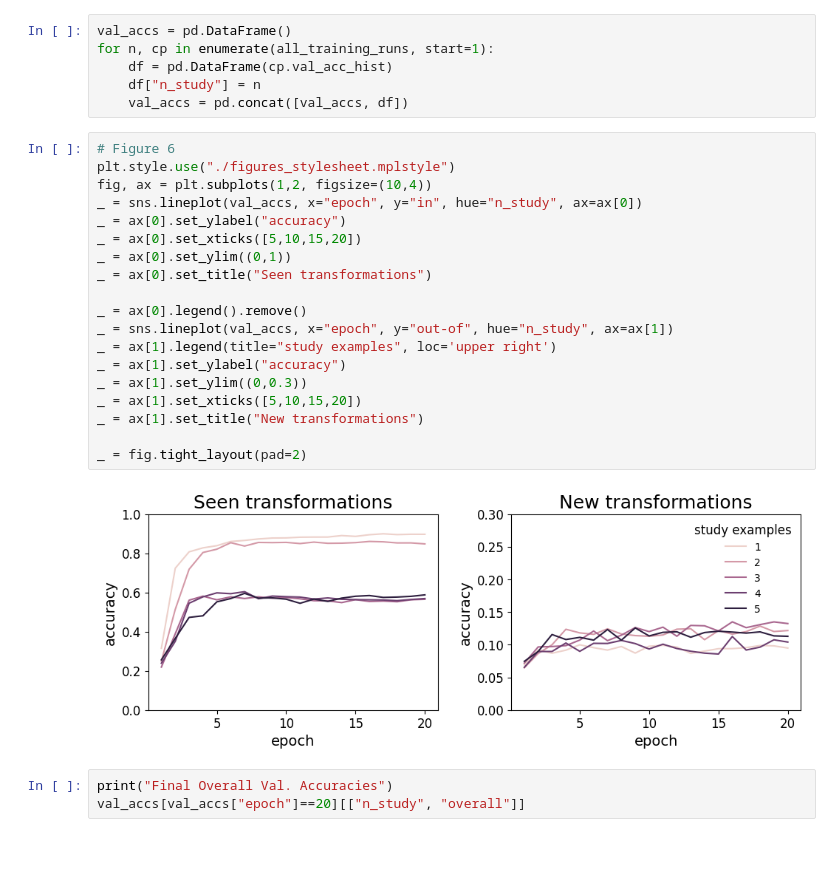
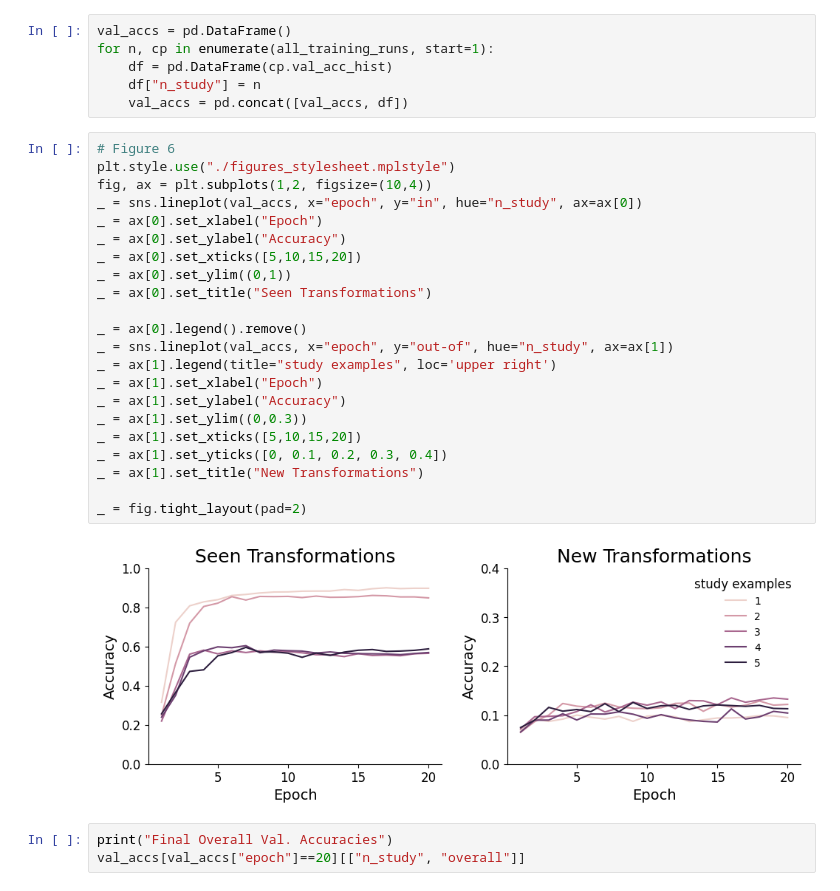
Before and after one commit to philipp-hellwig/MLC-letter-string-analogies, a Jupyter notebook: analyses/copy_nstudy.ipynb, the cells around one changed output. Saved outputs shown, nothing was run; the diff lists cells and outputs as text; blank space fills up the shorter version.

```diff
--- a/analyses/copy_nstudy.ipynb
+++ b/analyses/copy_nstudy.ipynb
@@ -27,24 +27,27 @@ for n, cp in enumerate(all_training_runs, start=1):
 # %%
 # Figure 6
 plt.style.use("./figures_stylesheet.mplstyle")
 fig, ax = plt.subplots(1,2, figsize=(10,4))
 _ = sns.lineplot(val_accs, x="epoch", y="in", hue="n_study", ax=ax[0])
-_ = ax[0].set_ylabel("accuracy")
+_ = ax[0].set_xlabel("Epoch")
+_ = ax[0].set_ylabel("Accuracy")
 _ = ax[0].set_xticks([5,10,15,20])
 _ = ax[0].set_ylim((0,1))
-_ = ax[0].set_title("Seen transformations")
+_ = ax[0].set_title("Seen Transformations")
 
 _ = ax[0].legend().remove()
 _ = sns.lineplot(val_accs, x="epoch", y="out-of", hue="n_study", ax=ax[1])
 _ = ax[1].legend(title="study examples", loc='upper right')
-_ = ax[1].set_ylabel("accuracy")
+_ = ax[1].set_xlabel("Epoch")
+_ = ax[1].set_ylabel("Accuracy")
 _ = ax[1].set_ylim((0,0.3))
 _ = ax[1].set_xticks([5,10,15,20])
-_ = ax[1].set_title("New transformations")
+_ = ax[1].set_yticks([0, 0.1, 0.2, 0.3, 0.4])
+_ = ax[1].set_title("New Transformations")
 
 _ = fig.tight_layout(pad=2)
 # %% [output]
-[figure, old version]
+[figure, new version]
 # %%
 print("Final Overall Val. Accuracies")
 val_accs[val_accs["epoch"]==20][["n_study", "overall"]]
```
Also changed, not shown: 8 other files.
